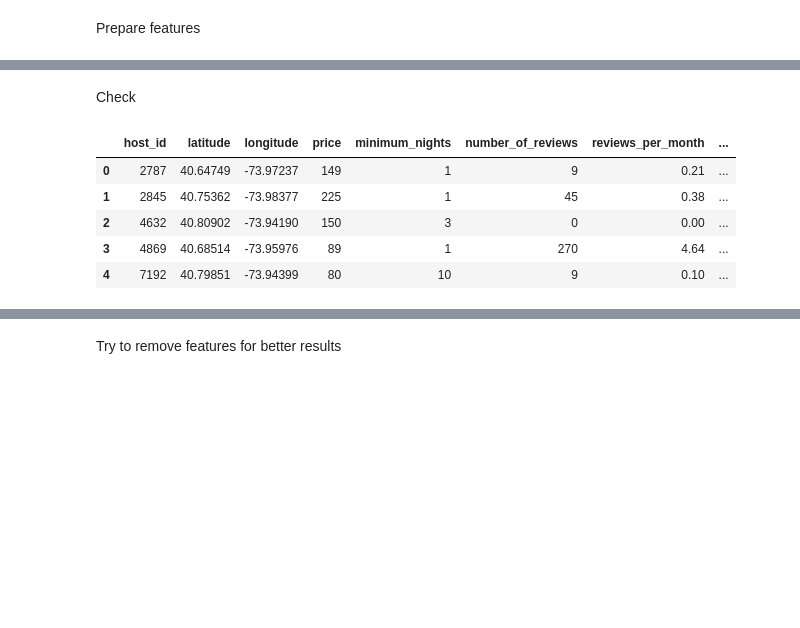
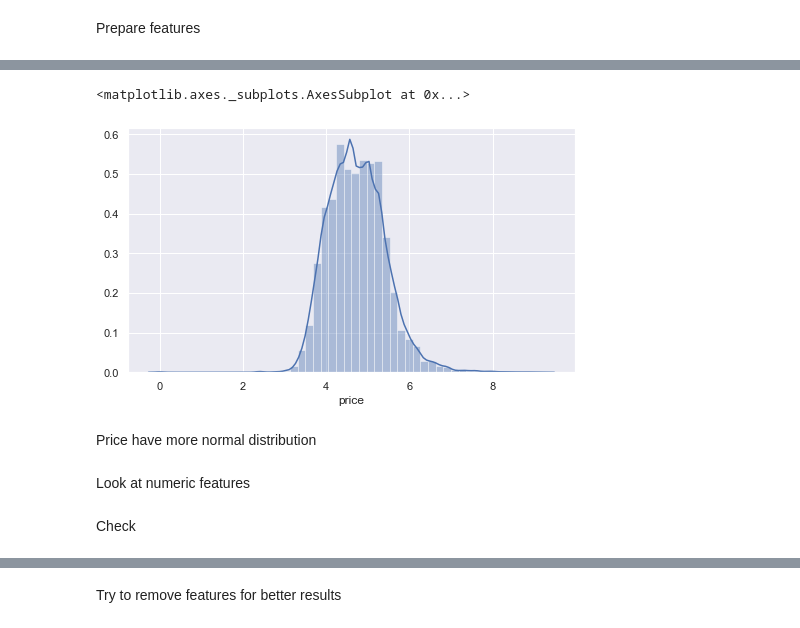
Before and after one commit to aleksanp/airbnb-prices, a Jupyter notebook: airbnb_learning.ipynb, the cells around one changed output, grey strips where cells are left out. Cells and saved outputs as stored; diff of their text form; code cells hidden in the pictures; blank space fills up the shorter version.

```diff
--- a/airbnb_learning.ipynb
+++ b/airbnb_learning.ipynb
@@ -276,0 +450,9 @@ airbnb_data_le = (airbnb_data.drop(cat_features, axis=1).join(
+# %%
+sns.distplot(np.log1p(y_train))
+# %% [output]
+<matplotlib.axes._subplots.AxesSubplot at 0x...>
+[figure, added]
+# %% [markdown]
+Price have more normal distribution
+# %% [markdown]
+Look at numeric features
@@ -277,11 +461,2 @@ airbnb_data_le = (airbnb_data.drop(cat_features, axis=1).join(
 # %% [markdown]
 Check
-# %%
-airbnb_data_le.head()
-# %% [output]
-|  | host_id | latitude | longitude | price | minimum_nights | number_of_reviews | reviews_per_month | ... |
-| 0 | 2787 | 40.64749 | -73.97237 | 149 | 1 | 9 | 0.21 | ... |
-| 1 | 2845 | 40.75362 | -73.98377 | 225 | 1 | 45 | 0.38 | ... |
-| 2 | 4632 | 40.80902 | -73.94190 | 150 | 3 | 0 | 0.00 | ... |
-| 3 | 4869 | 40.68514 | -73.95976 | 89 | 1 | 270 | 4.64 | ... |
-| 4 | 7192 | 40.79851 | -73.94399 | 80 | 10 | 9 | 0.10 | ... |
```
Also changed, not shown: parts of 53 cells of this notebook.
